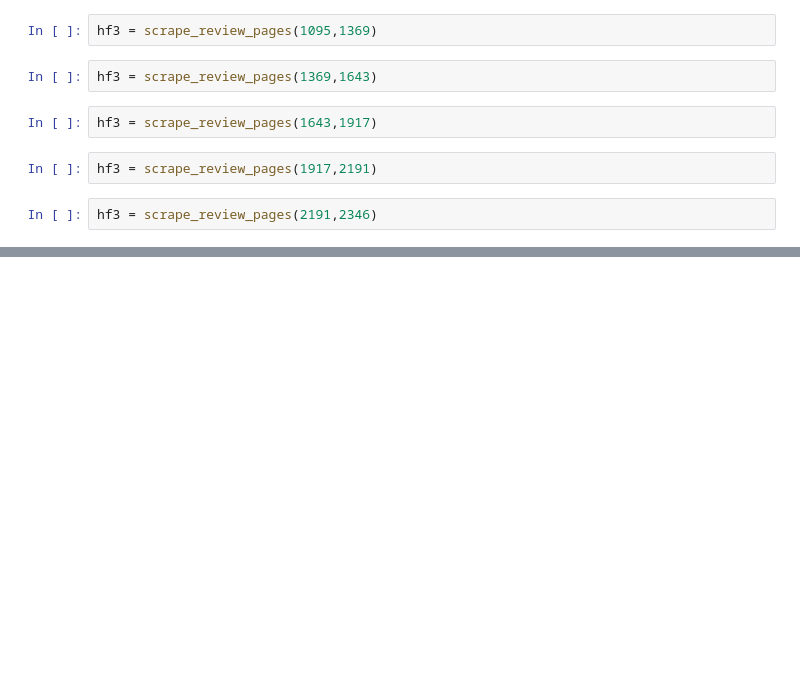
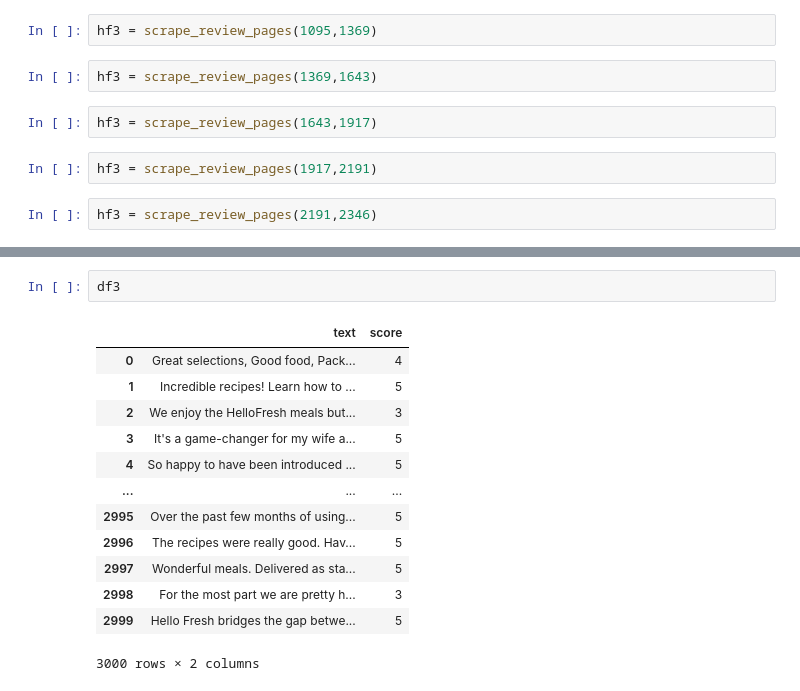
Before and after one commit to ddcots24/Hello-Fresh, a Jupyter notebook: Hello Fresh Review Analysis.ipynb, the cells around one changed output, grey strips where cells are left out. Drawn from its saved outputs; the diff is of its cells as text; blank space fills up the shorter version.

```diff
--- a/Hello Fresh Review Analysis.ipynb
+++ b/Hello Fresh Review Analysis.ipynb
@@ -213,0 +210,16 @@ df[df['text'] == "No review text available."]
+# %%
+df3
+# %% [output]
+|  | text | score |
+| 0 | Great selections, Good food, Pack... | 4 |
+| 1 | Incredible recipes! Learn how to ... | 5 |
+| 2 | We enjoy the HelloFresh meals but... | 3 |
+| 3 | It's a game-changer for my wife a... | 5 |
+| 4 | So happy to have been introduced ... | 5 |
+| ... | ... | ... |
+| 2995 | Over the past few months of using... | 5 |
+| 2996 | The recipes were really good. Hav... | 5 |
+| 2997 | Wonderful meals. Delivered as sta... | 5 |
+| 2998 | For the most part we are pretty h... | 3 |
+| 2999 | Hello Fresh bridges the gap betwe... | 5 |
+3000 rows × 2 columns
```
Also changed, not shown: parts of 10 cells of this notebook.
